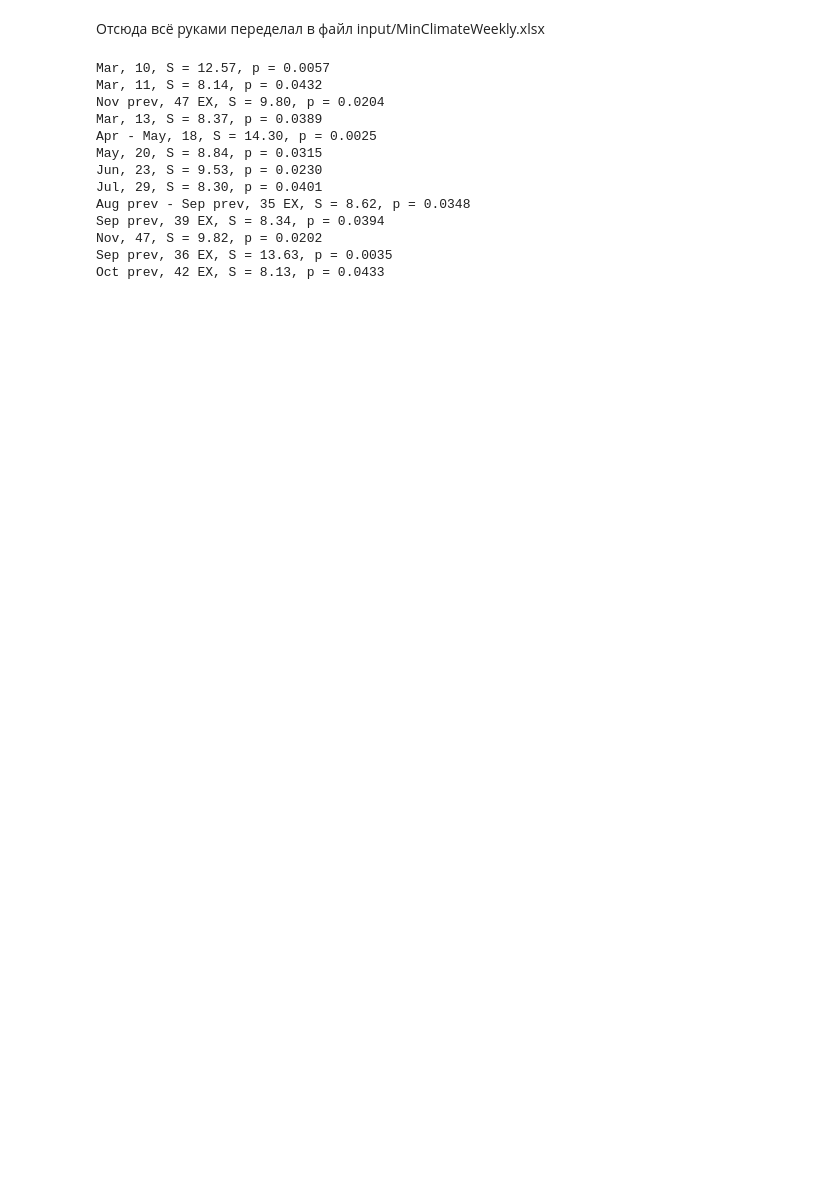
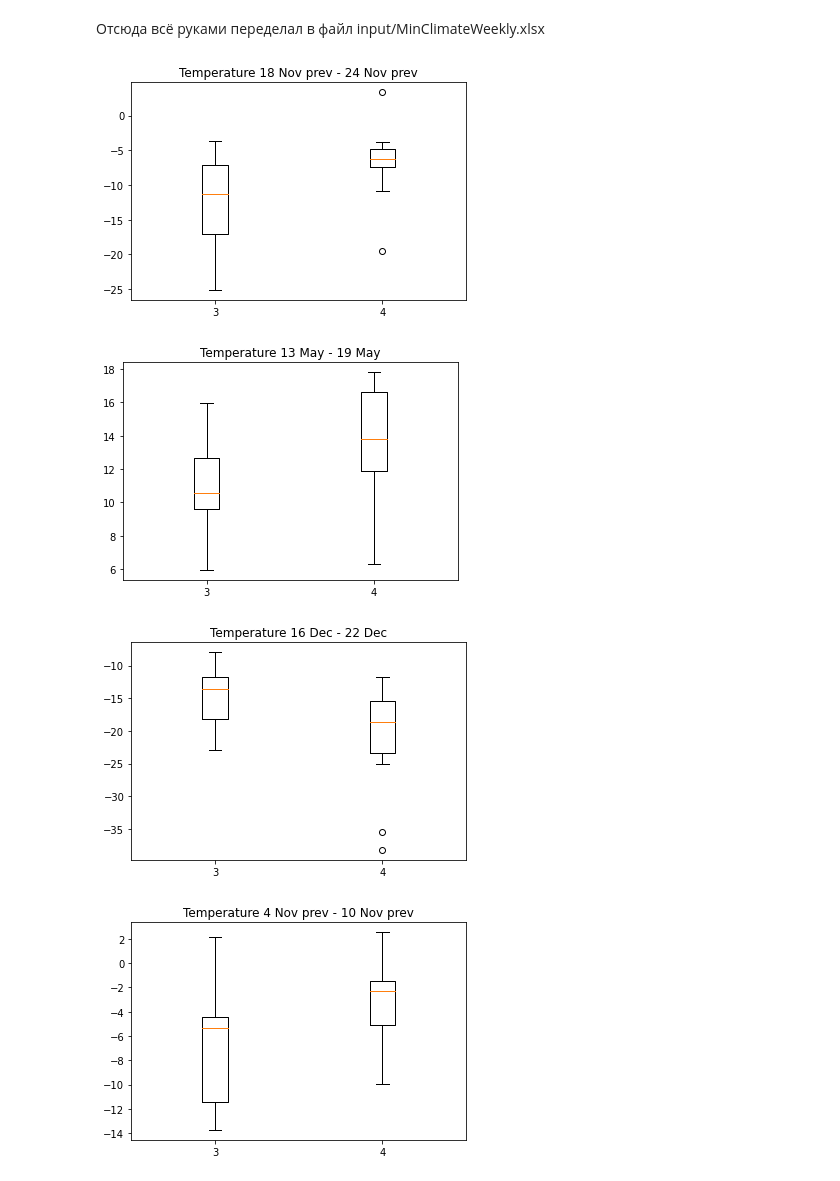
Before and after one commit to mikewellmeansme/TracheidClustering, a Jupyter notebook: notebooks/climate_experiment.ipynb, the cells around one changed output. Saved outputs shown, nothing was run; the diff lists cells and outputs as text; code cells hidden in the pictures; blank space fills up the shorter version.

Commit message:
add weekly compare

```diff
--- a/notebooks/climate_experiment.ipynb
+++ b/notebooks/climate_experiment.ipynb
@@ -105,6 +121,10 @@ def get_month(el1, el2):
     return f'{months[el1]} - {months[el2]}' if el1 != el2 else months[el1]
 
 weeks_to_month = dict()
-for week in min_temp_M['Week']:
+for week in set(min_temp_M['Week']):
+    loc_df = min_temp_M[min_temp_M['Week'] == week]
 
-    weeks_to_month[week] = get_month(*get_int_diapason(min_temp_M[min_temp_M['Week'] == week]['Month'].mean()))
+    #weeks_to_month[week] = get_month(*get_int_diapason(loc_df['Month'].mean()))
+    m = list(loc_df['Month'])
+    d = list(loc_df['Day'])
+    weeks_to_month[week] = f"{d[0]} {months[m[0]]},{d[-1]} {months[m[-1]]}"
@@ -116,24 +131,25 @@ c4 = temp_weekly[temp_weekly['Class']==4]
 # %%
-for column in temp_weekly.columns:
-    if column in ['Year', 'Class']:
-        continue
-    kruskalwallis = mstats.kruskalwallis(list(c1[column].dropna()), list(c2[column].dropna()), list(c3[column].dropna()), list(c4[column].dropna()))
-    if kruskalwallis.pvalue < 0.05:
-        print(f"{weeks_to_month[column]}, {column}, S = {kruskalwallis.statistic:.2f}, p = {kruskalwallis.pvalue:.4f}")
-        #plt.boxplot([c1[column].dropna(), c2[column].dropna(), c3[column].dropna(), c4[column].dropna()])
-        #plt.title(column)
-        #plt.show()
+c1 = temp_weekly[temp_weekly['Class']==1]
+c2 = temp_weekly[temp_weekly['Class']==2]
+c3 = temp_weekly[temp_weekly['Class']==3]
+c4 = temp_weekly[temp_weekly['Class']==4]
+
+with open('../output/temp_weekly.csv', 'w') as ouf:
+    ouf.write('Week,StartDay,EndDay,Stat,PValue\n')
+    for column in temp_weekly.columns:
+        if column in ['Year', 'Class']:
+            continue
+        #kruskalwallis = mstats.kruskalwallis(list(c1[column].dropna()), list(c2[column].dropna()), list(c3[column].dropna()), list(c4[column].dropna()))
+        kruskalwallis = mstats.kruskalwallis(list(c3[column].dropna()), list(c4[column].dropna()))
+        ouf.write(f"{column},{weeks_to_month[column]},{kruskalwallis.statistic:.2f},{kruskalwallis.pvalue:.4f}\n")
+        if kruskalwallis.pvalue < 0.05:
+            #print(f"{column},{weeks_to_month[column]},{kruskalwallis.statistic:.2f},{kruskalwallis.pvalue:.4f}")
+            #plt.boxplot([c1[column].dropna(), c2[column].dropna(), c3[column].dropna(), c4[column].dropna()])
+            plt.boxplot([c3[column].dropna(), c4[column].dropna()], labels=['3', '4'])
+            plt.title("Temperature "+' - '.join(weeks_to_month[column].split(',')))
+            plt.show()
 # %% [output]
-Mar, 10, S = 12.57, p = 0.0057
-Mar, 11, S = 8.14, p = 0.0432
-Nov prev, 47 EX, S = 9.80, p = 0.0204
-Mar, 13, S = 8.37, p = 0.0389
-Apr - May, 18, S = 14.30, p = 0.0025
-May, 20, S = 8.84, p = 0.0315
-Jun, 23, S = 9.53, p = 0.0230
-Jul, 29, S = 8.30, p = 0.0401
-Aug prev - Sep prev, 35 EX, S = 8.62, p = 0.0348
-Sep prev, 39 EX, S = 8.34, p = 0.0394
-Nov, 47, S = 9.82, p = 0.0202
-Sep prev, 36 EX, S = 13.63, p = 0.0035
-Oct prev, 42 EX, S = 8.13, p = 0.0433
+[figure, added]
+[figure, added]
+[figure, added]
+[figure, added]
```
Also changed, not shown: parts of 6 cells of this notebook.
